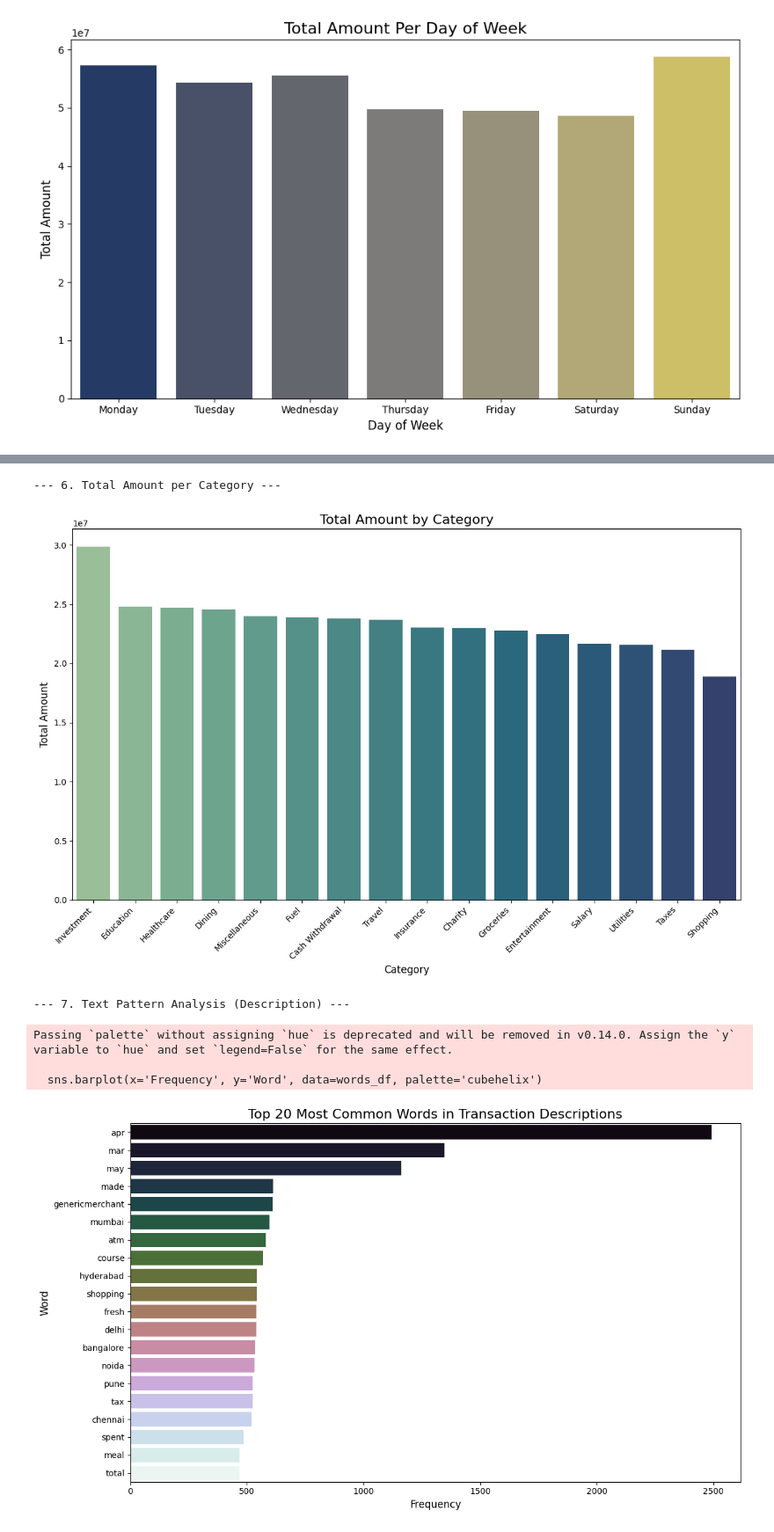
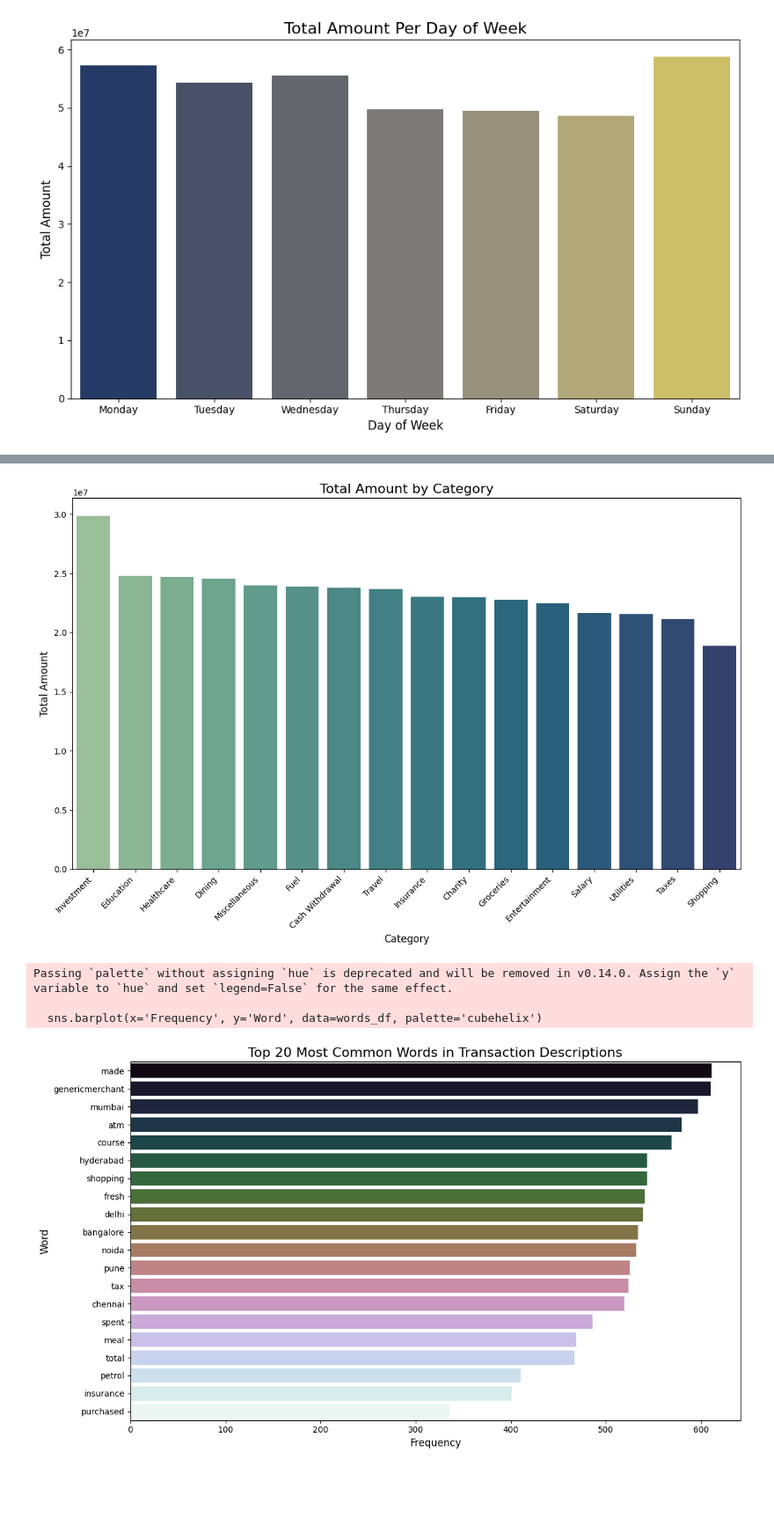
Before and after one commit to rohitnig/deutsche_assignment, a Jupyter notebook: notebooks/Transaction_Category_Distribution_Analysis.ipynb, the cells around one changed output, grey strips where cells are left out. Shown at 88% size. Drawn from its saved outputs; the diff is of its cells as text; code cells hidden in the pictures; blank space fills up the shorter version.

```diff
--- a/notebooks/Transaction_Category_Distribution_Analysis.ipynb
+++ b/notebooks/Transaction_Category_Distribution_Analysis.ipynb
@@ -174,8 +185,6 @@ plt.show()
 [figure]
 # %%
-print(f"\n--- 6. Total {amount_column_name} per Category ---")
 category_amounts = df.groupby(category_column_name)[amount_column_name].sum().sort_values(ascending=False)
-# print(category_amounts.round(2))
 
 plt.figure(figsize=(12, 8))
 sns.barplot(x=category_amounts.index, y=category_amounts.values, palette='crest', hue = category_amounts.index, legend=False)
@@ -186,50 +195,41 @@ plt.xticks(rotation=45, ha='right')
 plt.tight_layout()
 plt.show()
 # %% [output]
---- 6. Total Amount per Category ---
 [figure]
 # %%
 import re
 from nltk.corpus import stopwords
 
 description_columns_name = "Description"
-print(f"\n--- 7. Text Pattern Analysis ({description_columns_name}) ---")
 
 # Combine all descriptions into a single string
 all_descriptions = ' '.join(df[description_columns_name].dropna().astype(str).tolist())
 
 # Tokenize the text: convert to lowercase, remove punctuation, split into words
 words = re.findall(r'\b\w+\b', all_descriptions.lower())
 
 # Remove common English stop words
-# You might want to add custom stopwords relevant to bank transactions (e.g., 'transaction', 'payment', 'transfer')
 custom_stopwords = set(stopwords.words('english'))
 # Add some common transaction-related words that might not be useful for categorization
 custom_stopwords.update(['transaction', 'payment', 'transfer', 'inc', 'ltd', 'co', 'corp', 'llc', 'pte', 'pvt', 'pvt.', '2025',
-                         'inr', 'via', 'paid', 'like'])
+                         'inr', 'via', 'paid', 'like', 'mar', 'apr', 'may'])
 
 filtered_words = [word for word in words if word not in custom_stopwords and len(word) > 1] # Remove single character words
 
-# Get the 20 most common words
 common_words = Counter(filtered_words).most_common(20)
-# print("\nTop 20 Most Common Words in Transaction Descriptions:")
-# for word, count in common_words:
-#     print(f"- {word}: {count}")
 
-# Visualize the most common words
-if common_words: # Only plot if there are common words
+if common_words:
     words_df = pd.DataFrame(common_words, columns=['Word', 'Frequency'])
     plt.figure(figsize=(12, 7))
     sns.barplot(x='Frequency', y='Word', data=words_df, palette='cubehelix')
     plt.title('Top 20 Most Common Words in Transaction Descriptions', fontsize=16)
     plt.xlabel('Frequency', fontsize=12)
     plt.ylabel('Word', fontsize=12)
     plt.tight_layout()
     plt.show()
 # %% [output]
---- 7. Text Pattern Analysis (Description) ---
+Passing `palette` without assigning `hue` is deprecated and will be removed in v0.14.0. Assign the `y` variable to `hue` and set `legend=False` for the same effect.
+
+  sns.barplot(x='Frequency', y='Word', data=words_df, palette='cubehelix')
-Passing `palette` without assigning `hue` is deprecated and will be removed in v0.14.0. Assign the `y` variable to `hue` and set `legend=False` for the same effect.
-
-  sns.barplot(x='Frequency', y='Word', data=words_df, palette='cubehelix')
-[figure, old version]
+[figure, new version]
 # %%
```
Also changed, not shown: parts of 11 cells of this notebook, 2 other files.
